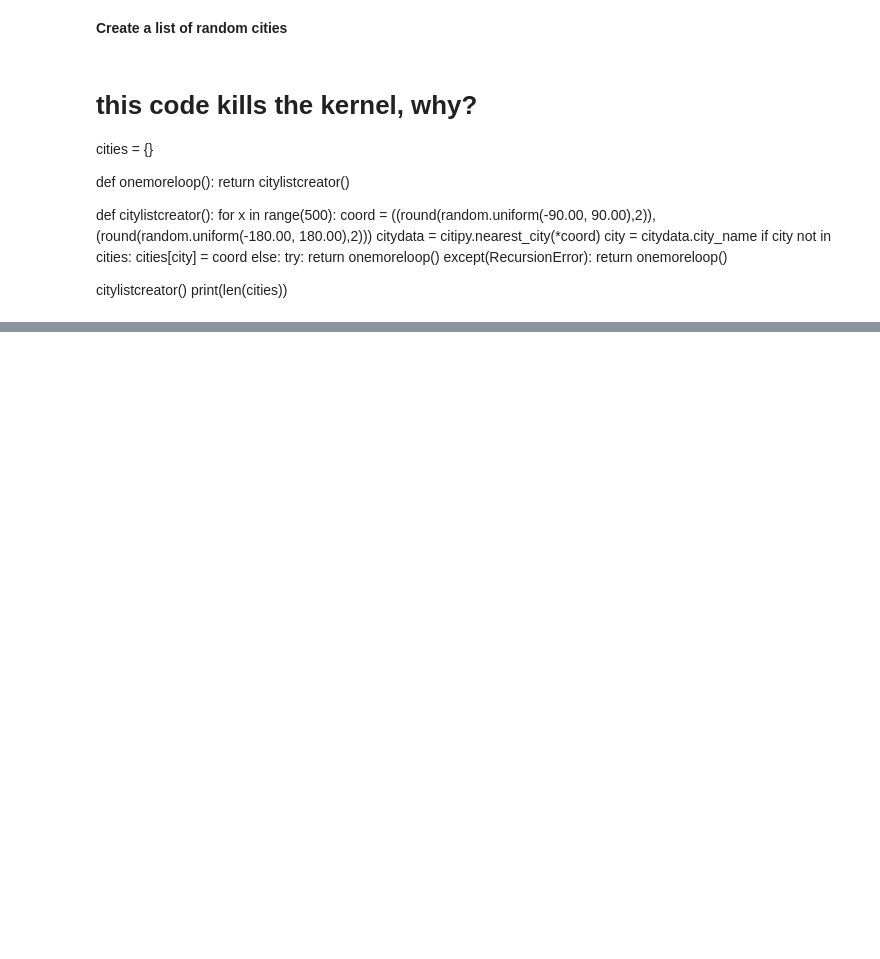
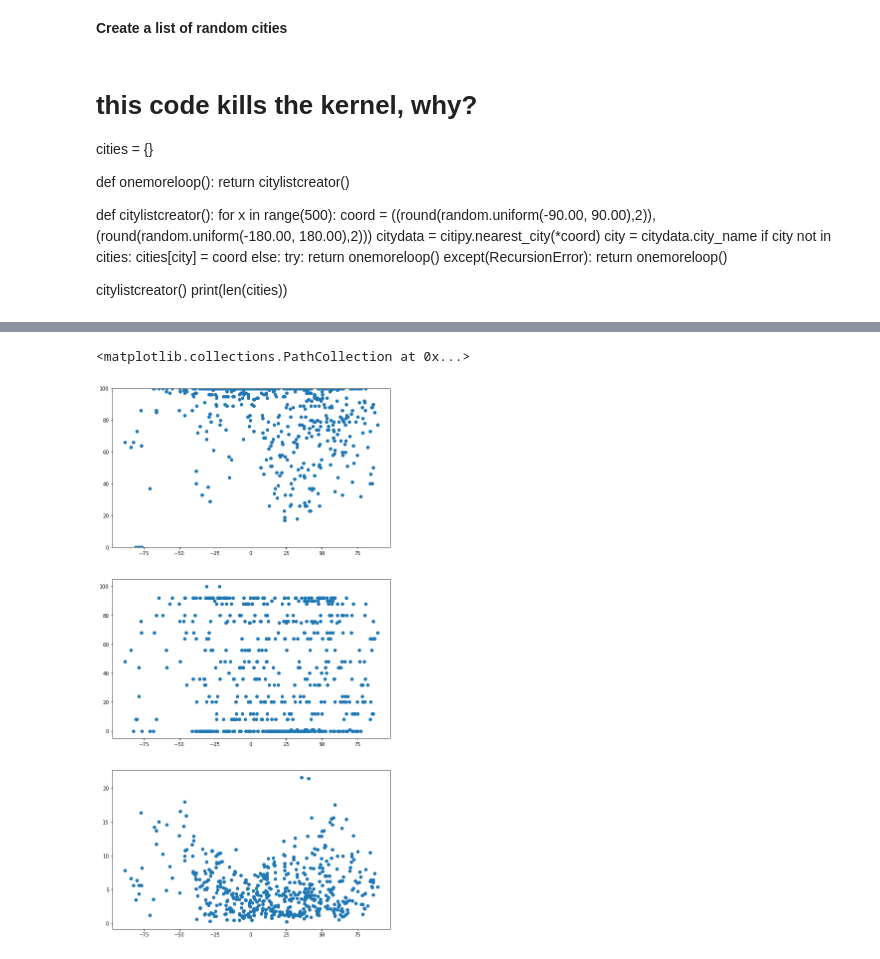
Before and after one commit to Gryazzz/Weather_Python, a Jupyter notebook: Weather_API.ipynb, the cells around one changed output, grey strips where cells are left out. Drawn from its saved outputs; the diff is of its cells as text; code cells hidden in the pictures; blank space fills up the shorter version.

```diff
--- a/Weather_API.ipynb
+++ b/Weather_API.ipynb
@@ -58,0 +126,14 @@ print(len(alldata))
+# %%
+fig, (ax1, ax2, ax3) = plt.subplots(3, sharex=False)
+#ax1.set_xlim(min(df_weather['Latitude'])-16, max(df_weather['Latitude'])+20)
+fig.set_size_inches(10,20)
+
+ax1.scatter(df_weather['Latitude'], df_weather['Humidity(%)'])
+ax1.set_ylim(0, 100)
+
+ax2.scatter(df_weather['Latitude'], df_weather['Cloudiness(%)'])
+
+ax3.scatter(df_weather['Latitude'], df_weather['Wind Speed'])
+# %% [output]
+<matplotlib.collections.PathCollection at 0x...>
+[figure, added]
```
Also changed, not shown: parts of 9 cells of this notebook.
